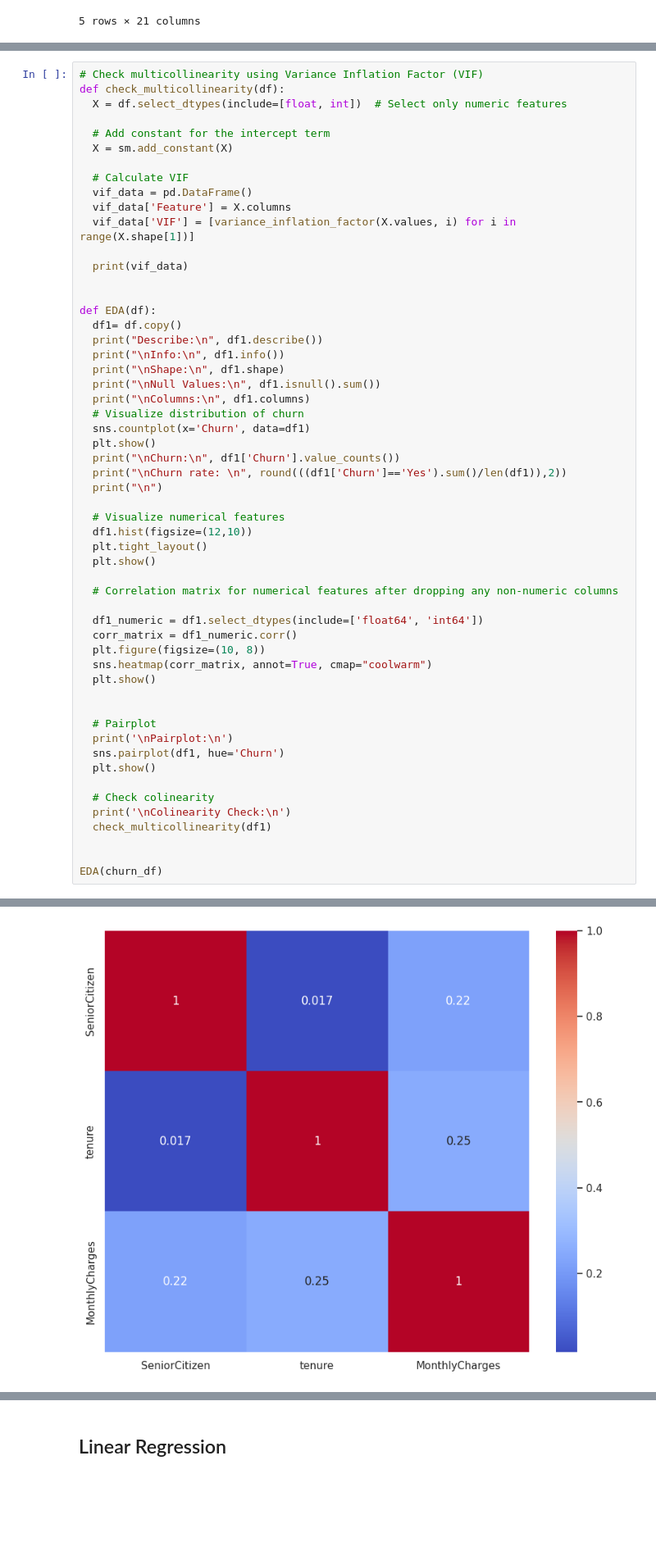
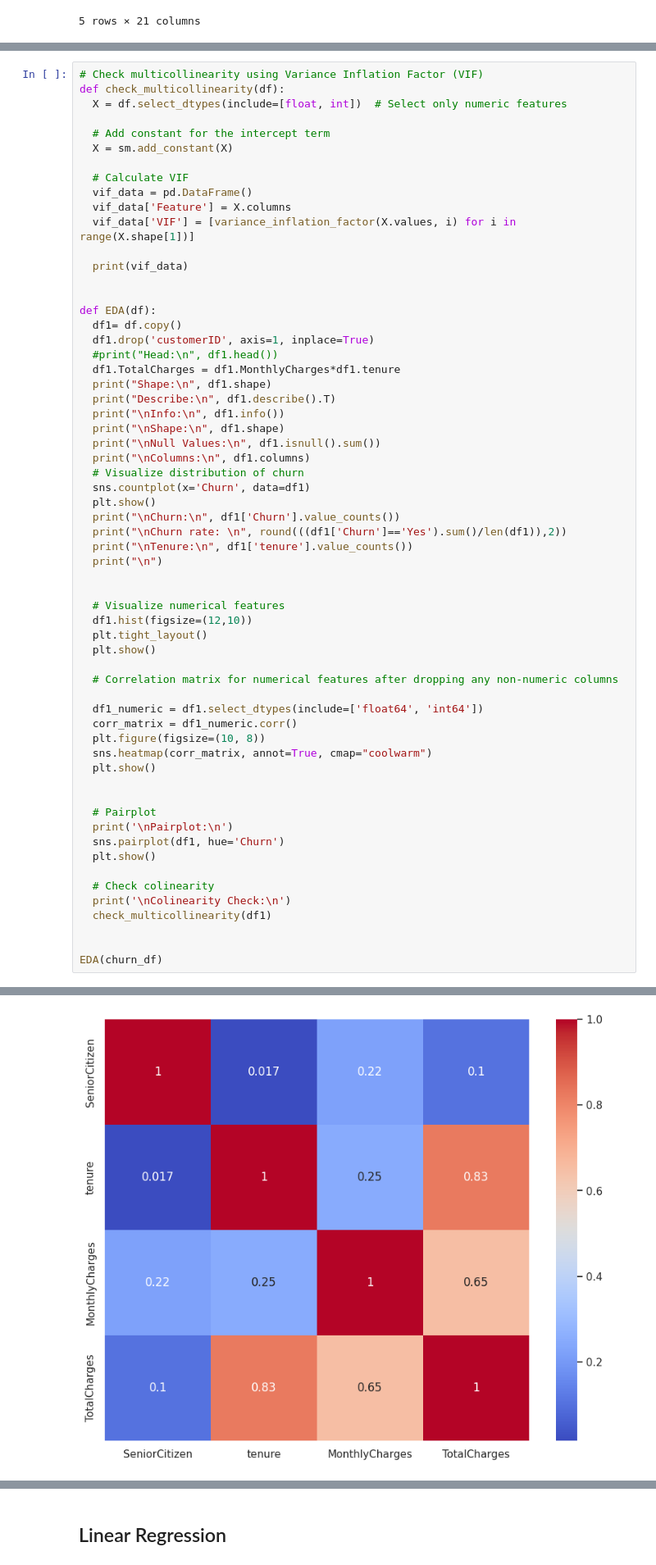
Before and after one commit to mille055/AIPI590-XAI, a Jupyter notebook: Assignments/03_Interpretable_AI.ipynb, the cells around one changed output, grey strips where cells are left out. Shown at 82% size. Saved outputs shown, nothing was run; the diff lists cells and outputs as text; blank space fills up the shorter version.

```diff
--- a/Assignments/03_Interpretable_AI.ipynb
+++ b/Assignments/03_Interpretable_AI.ipynb
@@ -146,7 +190,11 @@ def check_multicollinearity(df):
 
 def EDA(df):
   df1= df.copy()
-  print("Describe:\n", df1.describe())
+  df1.drop('customerID', axis=1, inplace=True)
+  #print("Head:\n", df1.head())
+  df1.TotalCharges = df1.MonthlyCharges*df1.tenure
+  print("Shape:\n", df1.shape)
+  print("Describe:\n", df1.describe().T)
   print("\nInfo:\n", df1.info())
   print("\nShape:\n", df1.shape)
   print("\nNull Values:\n", df1.isnull().sum())
@@ -156,7 +204,9 @@ def EDA(df):
   plt.show()
   print("\nChurn:\n", df1['Churn'].value_counts())
   print("\nChurn rate: \n", round(((df1['Churn']=='Yes').sum()/len(df1)),2))
+  print("\nTenure:\n", df1['tenure'].value_counts())
   print("\n")
+
 
   # Visualize numerical features
   df1.hist(figsize=(12,10))
@@ -214,2 +273,2 @@ Churn rate:
-[figure, old version]
+[figure, new version]
 Pairplot:
```
Also changed, not shown: parts of 10 cells of this notebook.
